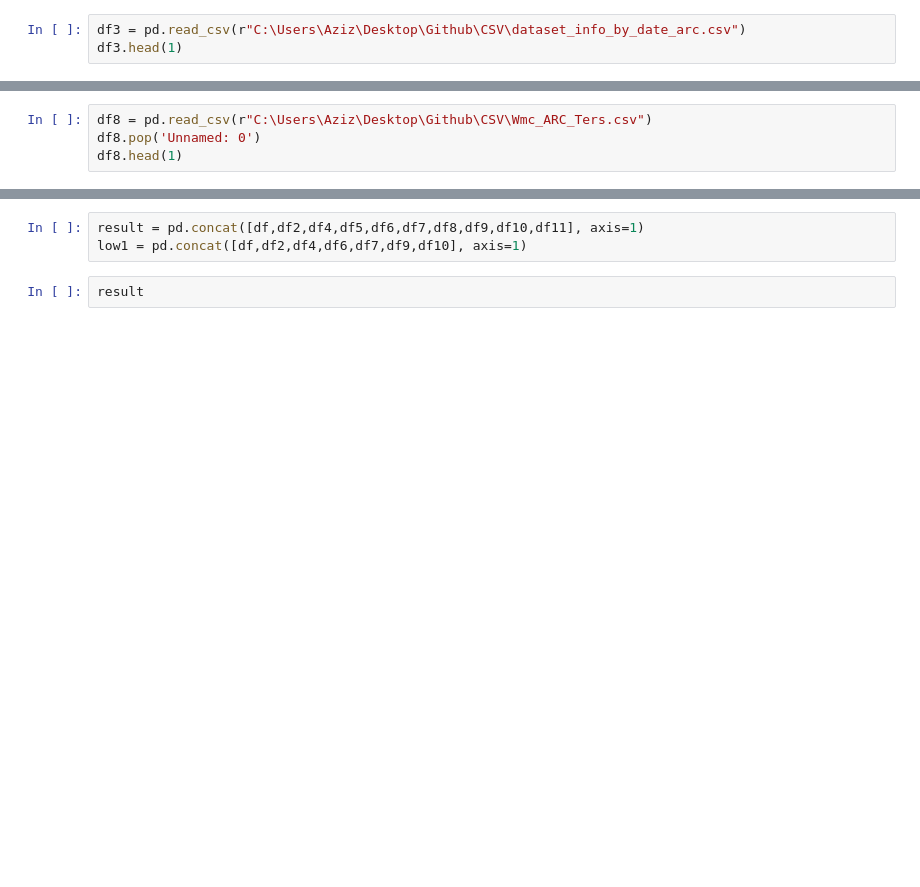
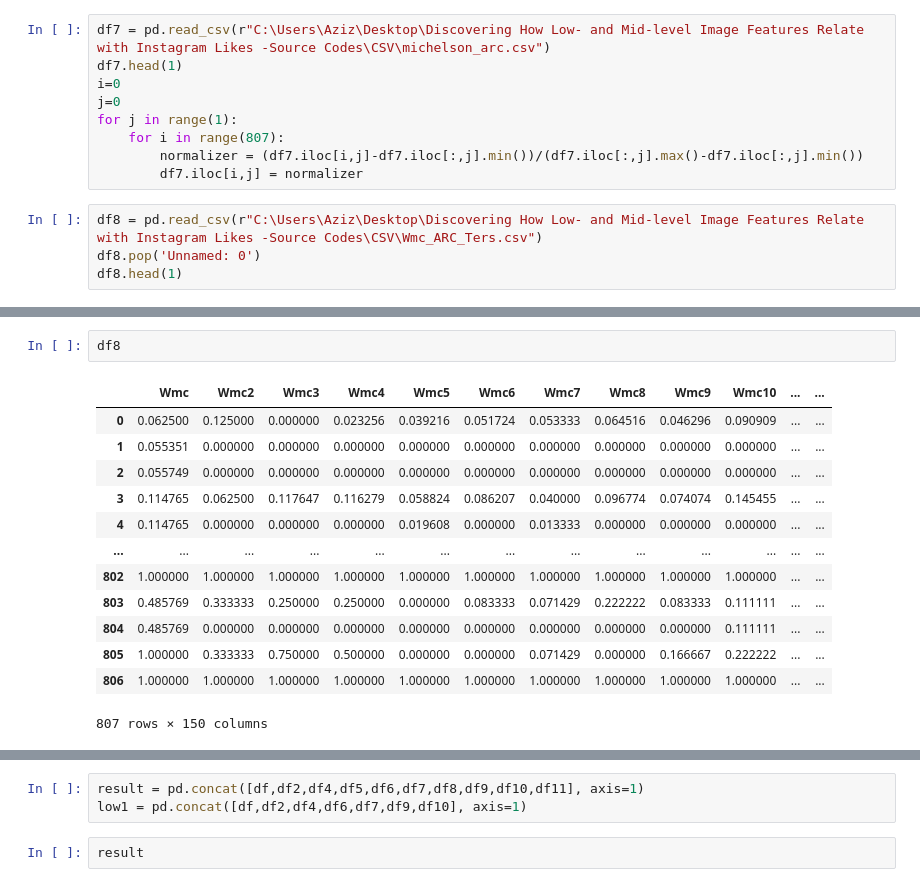
Before and after one commit to zizkincido/GraduationProject, a Jupyter notebook: Python/MergedFeatures.ipynb, the cells around one changed output, grey strips where cells are left out. Saved outputs shown, nothing was run; the diff lists cells and outputs as text; blank space fills up the shorter version.

```diff
--- a/Python/MergedFeatures.ipynb
+++ b/Python/MergedFeatures.ipynb
@@ -18,4 +50,14 @@ df2.head(1)
+# %%
+df7 = pd.read_csv(r"C:\Users\Aziz\Desktop\Discovering How Low- and Mid-level Image Features Relate with Instagram Likes -Source Codes\CSV\michelson_arc.csv")
+df7.head(1)
+i=0
+j=0
+for j in range(1):
+    for i in range(807):
+        normalizer = (df7.iloc[i,j]-df7.iloc[:,j].min())/(df7.iloc[:,j].max()-df7.iloc[:,j].min())
+        df7.iloc[i,j] = normalizer
 # %%
-df3 = pd.read_csv(r"C:\Users\Aziz\Desktop\Github\CSV\dataset_info_by_date_arc.csv")
-df3.head(1)
+df8 = pd.read_csv(r"C:\Users\Aziz\Desktop\Discovering How Low- and Mid-level Image Features Relate with Instagram Likes -Source Codes\CSV\Wmc_ARC_Ters.csv")
+df8.pop('Unnamed: 0')
+df8.head(1)
 # %% [output]
@@ -50,4 +66,0 @@ df7.head(1)
-# %%
-df8 = pd.read_csv(r"C:\Users\Aziz\Desktop\Github\CSV\Wmc_ARC_Ters.csv")
-df8.pop('Unnamed: 0')
-df8.head(1)
@@ -78,0 +74,16 @@ df11.head(1)
+# %%
+df8
+# %% [output]
+|  | Wmc | Wmc2 | Wmc3 | Wmc4 | Wmc5 | Wmc6 | Wmc7 | Wmc8 | Wmc9 | Wmc10 | ... | ... |
+| 0 | 0.062500 | 0.125000 | 0.000000 | 0.023256 | 0.039216 | 0.051724 | 0.053333 | 0.064516 | 0.046296 | 0.090909 | ... | ... |
+| 1 | 0.055351 | 0.000000 | 0.000000 | 0.000000 | 0.000000 | 0.000000 | 0.000000 | 0.000000 | 0.000000 | 0.000000 | ... | ... |
+| 2 | 0.055749 | 0.000000 | 0.000000 | 0.000000 | 0.000000 | 0.000000 | 0.000000 | 0.000000 | 0.000000 | 0.000000 | ... | ... |
+| 3 | 0.114765 | 0.062500 | 0.117647 | 0.116279 | 0.058824 | 0.086207 | 0.040000 | 0.096774 | 0.074074 | 0.145455 | ... | ... |
+| 4 | 0.114765 | 0.000000 | 0.000000 | 0.000000 | 0.019608 | 0.000000 | 0.013333 | 0.000000 | 0.000000 | 0.000000 | ... | ... |
+| ... | ... | ... | ... | ... | ... | ... | ... | ... | ... | ... | ... | ... |
+| 802 | 1.000000 | 1.000000 | 1.000000 | 1.000000 | 1.000000 | 1.000000 | 1.000000 | 1.000000 | 1.000000 | 1.000000 | ... | ... |
+| 803 | 0.485769 | 0.333333 | 0.250000 | 0.250000 | 0.000000 | 0.083333 | 0.071429 | 0.222222 | 0.083333 | 0.111111 | ... | ... |
+| 804 | 0.485769 | 0.000000 | 0.000000 | 0.000000 | 0.000000 | 0.000000 | 0.000000 | 0.000000 | 0.000000 | 0.111111 | ... | ... |
+| 805 | 1.000000 | 0.333333 | 0.750000 | 0.500000 | 0.000000 | 0.000000 | 0.071429 | 0.000000 | 0.166667 | 0.222222 | ... | ... |
+| 806 | 1.000000 | 1.000000 | 1.000000 | 1.000000 | 1.000000 | 1.000000 | 1.000000 | 1.000000 | 1.000000 | 1.000000 | ... | ... |
+807 rows × 150 columns
```
Also changed, not shown: parts of 56 cells of this notebook, 2 other files.
